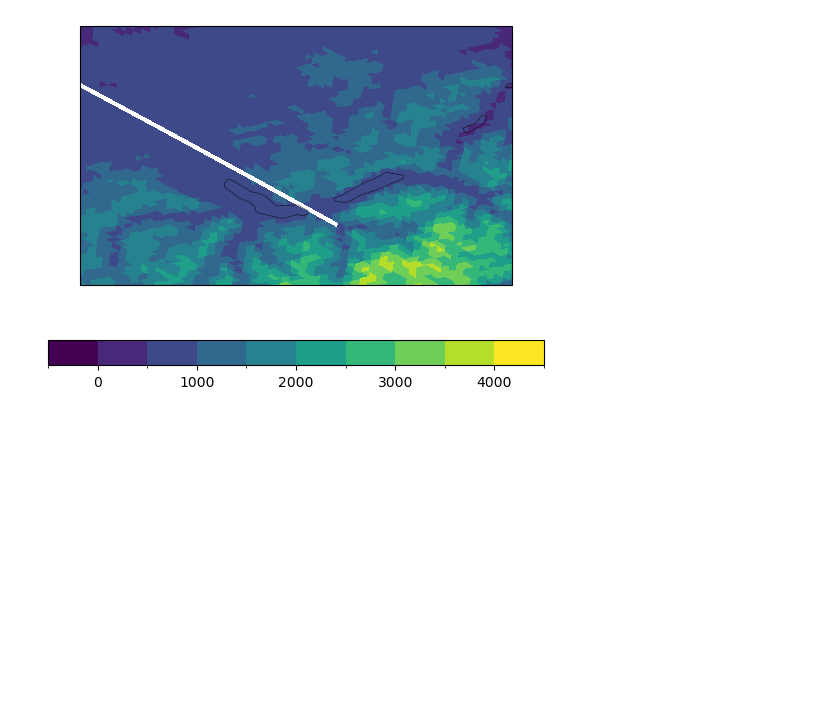
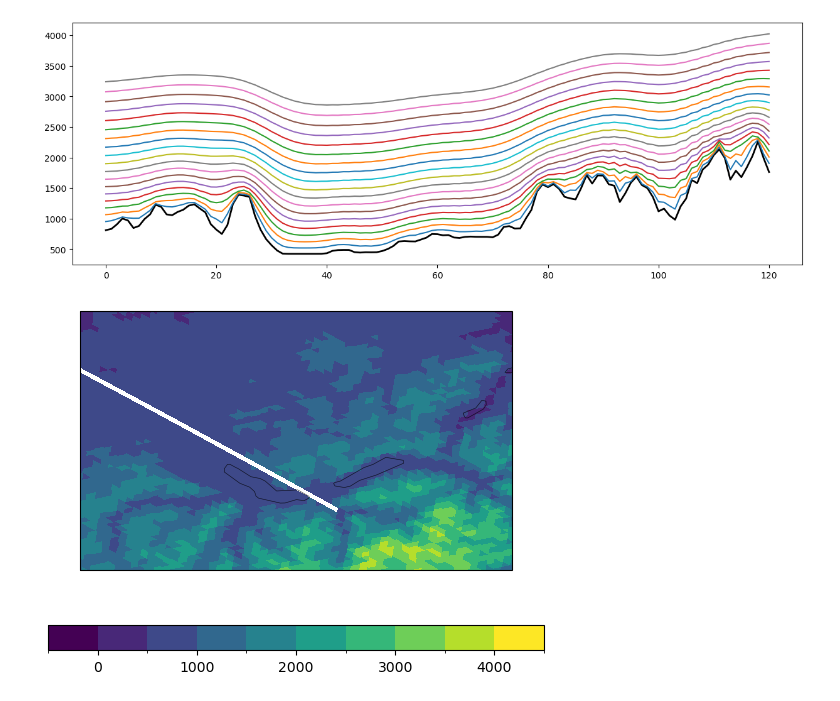
Before and after one commit to MeteoSwiss-APN/vert_coord, a Jupyter notebook: losvec_slices.ipynb, the cells around one changed output. Cells and saved outputs as stored; diff of their text form; code cells hidden in the pictures; blank space fills up the shorter version.

```diff
--- a/losvec_slices.ipynb
+++ b/losvec_slices.ipynb
@@ -116,0 +105,10 @@ plt.savefig('/scratch/swester/vert_coord/example_plots/slice_a_b_large')
+# %%
+ind_line = np.append(np.append(index_list_nw, np.array(ind)), index_list_se)
+# %%
+for e, i in enumerate(ind_line):
+    print(f'---- Index at:                      {i}')
+    if e%2 == 0:
+        position_next_ind = 2
+    else:
+        position_next_ind = 1
+    print(f'Next neighbour index at position {position_next_ind}: {neighbors[position_next_ind,i] - 1 }')
@@ -117,3 +133,14 @@ plt.savefig('/scratch/swester/vert_coord/example_plots/slice_a_b_large')
+# %%
+hsurf = ds.HSURF.values
+hhl = ds.HHL.values
+oro = hsurf[ind_line]
+vcoords = hhl[:,ind_line]
+fig, ax = plt.subplots(figsize = (15,5))
+plt.plot(oro, linewidth = 2, color = 'k')
+for i in range(2,20):
+    plt.plot(vcoords[-i,:])
+# %% [output]
+[figure, added]
 # %%
 psy.plot.mapplot(ds, name='HSURF2',map_extent=[7.3,8.3,46.5,47.1], xgrid=False, ygrid=False, cmap='viridis')
 plt.savefig('/scratch/swester/vert_coord/example_plots/slice_a_b')
```
Also changed, not shown: parts of 17 cells of this notebook, 3 other files.
